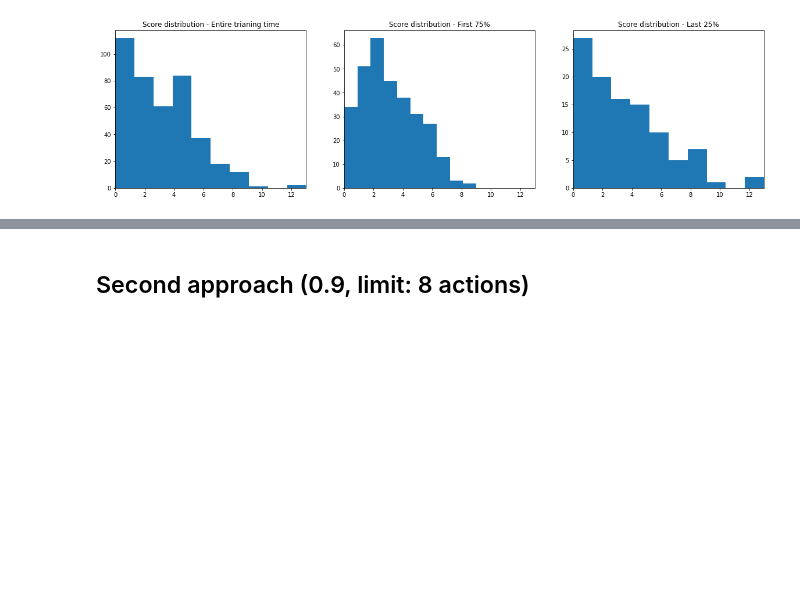
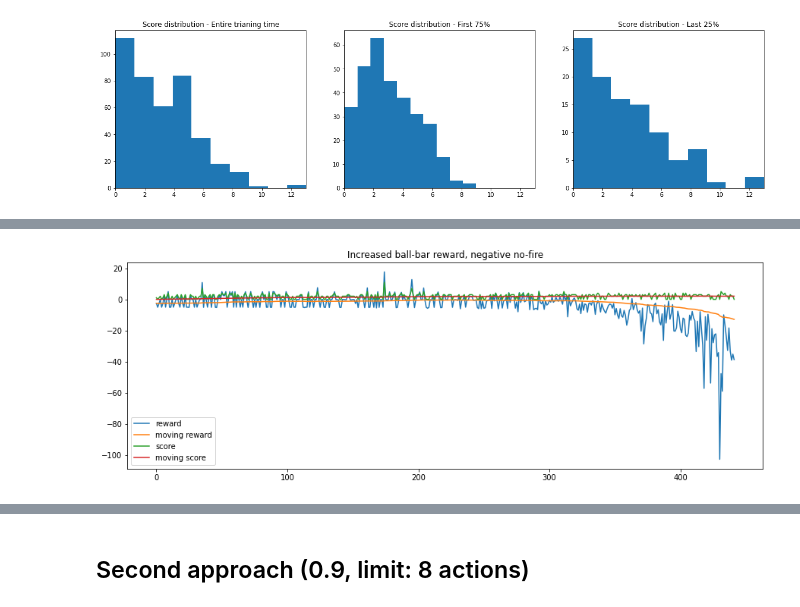
Before and after one commit to nellika/RL_Breakout_RAM, a Jupyter notebook: breakout_ram.ipynb, the cells around one changed output, grey strips where cells are left out. Cells and saved outputs as stored; diff of their text form; code cells hidden in the pictures; blank space fills up the shorter version.

```diff
--- a/breakout_ram.ipynb
+++ b/breakout_ram.ipynb
@@ -194,0 +234,9 @@ plt.show()
+# %%
+increased_negative_stat = np.genfromtxt('colab_punish.csv',delimiter=',',dtype=np.float16)
+plt.rcParams["figure.figsize"] = (15,5)
+plt.plot(increased_negative_stat)
+plt.legend(['reward','moving reward','score','moving score'])
+plt.title('Increased ''ball-bar'' reward, negative ''no-fire''')
+plt.show()
+# %% [output]
+[figure, added]
```
Also changed, not shown: parts of 17 cells of this notebook.
